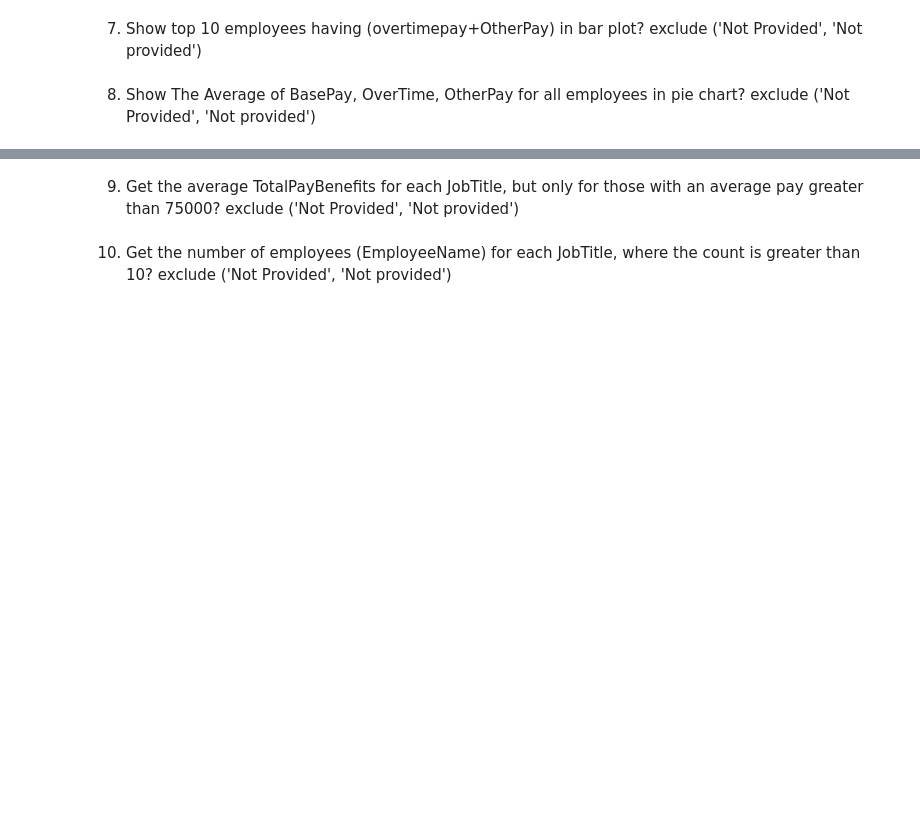
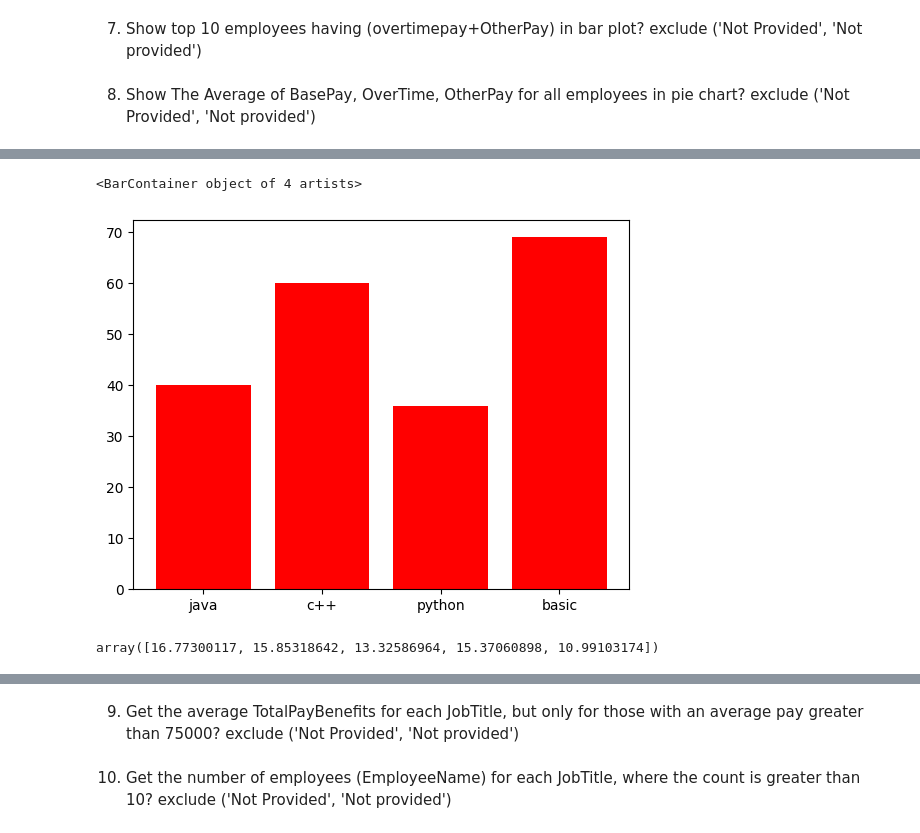
Before and after one commit to Naeemayub/DAC, a Jupyter notebook: 9 test.ipynb, the cells around one changed output, grey strips where cells are left out. Saved outputs shown, nothing was run; the diff lists cells and outputs as text; code cells hidden in the pictures; blank space fills up the shorter version.

```diff
--- a/9 test.ipynb
+++ b/9 test.ipynb
@@ -201,0 +223,13 @@ where EmployeeName Not In("Not Provided", "Not provided") and OvertimePay == 0 a
+# %%
+lang = ['java', 'c++', 'python', 'basic']
+votes = [40,60,36,69]
+
+plt.bar(lang,votes, color='red', ecolor='yellow')
+# %% [output]
+<BarContainer object of 4 artists>
+[figure, added]
+# %%
+age= np.random.normal(15, 2,5)
+age
+# %% [output]
+array([16.77300117, 15.85318642, 13.32586964, 15.37060898, 10.99103174])
```
Also changed, not shown: parts of 17 cells of this notebook, 3 other files.
